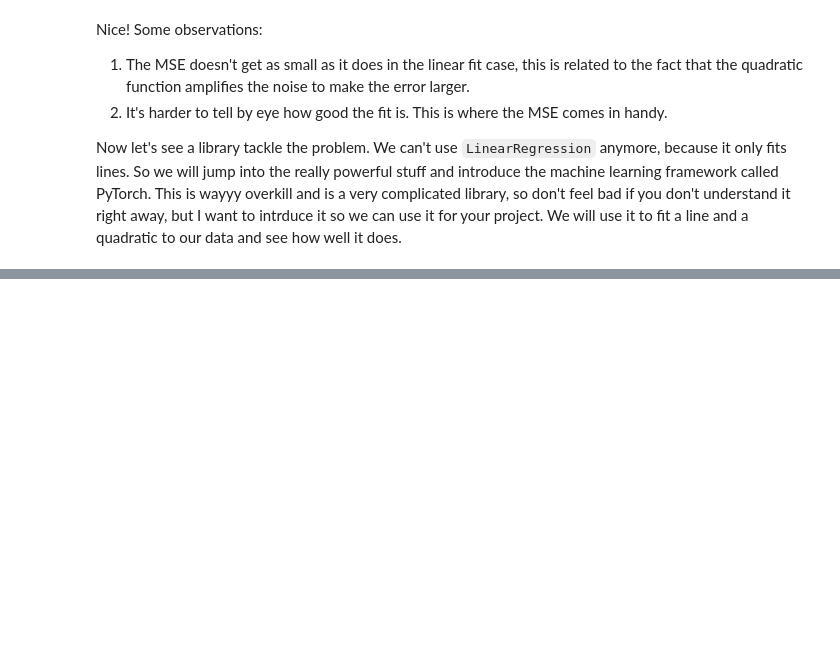
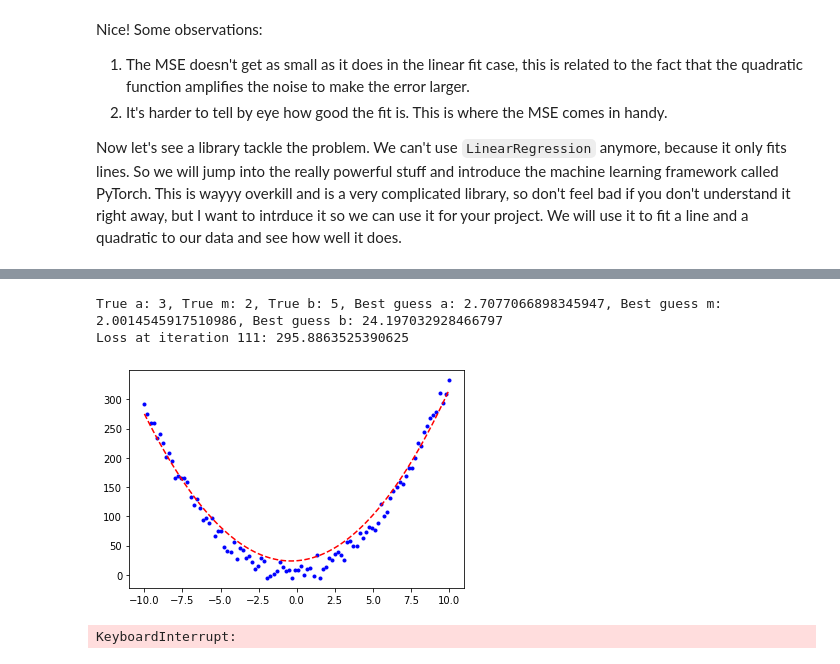
Before and after one commit to johnm100/Undergrad-Research, a Jupyter notebook: tutorials/ml-tutorial.ipynb, the cells around one changed output, grey strips where cells are left out. Saved outputs shown, nothing was run; the diff lists cells and outputs as text; code cells hidden in the pictures; blank space fills up the shorter version.

```diff
--- a/tutorials/ml-tutorial.ipynb
+++ b/tutorials/ml-tutorial.ipynb
@@ -253,0 +333,52 @@ Now let's see a library tackle the problem. We can't use `LinearRegression` anym
+# %%
+# looks like what we expect to see, now let's fit a model to it
+
+# first we need to define our model parameters, m and b. We do this separately from y so that PyTorch can track their gradient
+a = torch.tensor(1.0, requires_grad=True)
+m = torch.tensor(1.0, requires_grad=True)
+b = torch.tensor(25.0, requires_grad=True)
+
+# now we can define our model
+y_hat = a*x**2 + m*x+b
+
+# and finally we can compute the loss, which is the MSE, telling us how close we are to the right answer
+loss = torch.mean((y_truth-y_hat)**2)
+# %%
+# Finally let's make a gradient descent loop to fit our model to the data
+# The algorithm is roughly as follows:
+# 1. Compute the gradient of the loss with respect to the model parameters
+# 2. Update the model parameters by subtracting the gradient times a learning rate(some small number so that each change to our parameters is small)
+# 3. Repeat until the loss is small enough
+
+# first we need to define a learning rate, this is called a *hyperparameter* because it is a parameter of the model that we have to choose ourselves, the best learning rate cannot be inferred from the data.
+learning_rate = 0.0001
+plt.ion() # this tells matplotlib to update the plot as we go
+# now we can define our gradient descent loop
+for i in range(1000):
+    # compute the loss
+    y_hat = a*x**2 + m*x+b
+    loss = torch.mean((y_truth-y_hat)**2)
+    # compute the gradient
+    loss.backward() #because the loss is a scalar(due to the averaging) we don't need to specify a direction
+    # update the parameters
+    a.data -= learning_rate*a.grad # we need to use .data to access the underlying tensor
+    m.data -= learning_rate*m.grad # we need to use .data to access the underlying tensor
+    b.data -= learning_rate*b.grad # we subtract because we want to go in the opposite direction of the gradient
+    # zero the gradients so that they don't accumulate, PyTorch will keep track of repeated calculations of the gradient if we don't zero it
+    a.grad.zero_()
+    m.grad.zero_()
+    b.grad.zero_()
+    # print the loss and clear the output so that we can see the loss decreasing
+    if i%3==0:
+        print(f"True a: 3, True m: 2, True b: 5, Best guess a: {a}, Best guess m: {m}, Best guess b: {b}")
+        print(f"Loss at iteration {i}: {loss}")
+        plt.plot(x.detach().numpy(), y_truth.detach().numpy(), 'b.')
+        plt.plot(x.detach().numpy(), y_hat.detach().numpy(), 'r--')
+        plt.show()
+        sleep(.1)
+        clear_output(wait=True)
+# %% [output]
+True a: 3, True m: 2, True b: 5, Best guess a: 2.7077066898345947, Best guess m: 2.0014545917510986, Best guess b: 24.197032928466797
+Loss at iteration 111: 295.8863525390625
+[figure, added]
+KeyboardInterrupt:
```
Also changed, not shown: parts of 18 cells of this notebook.
